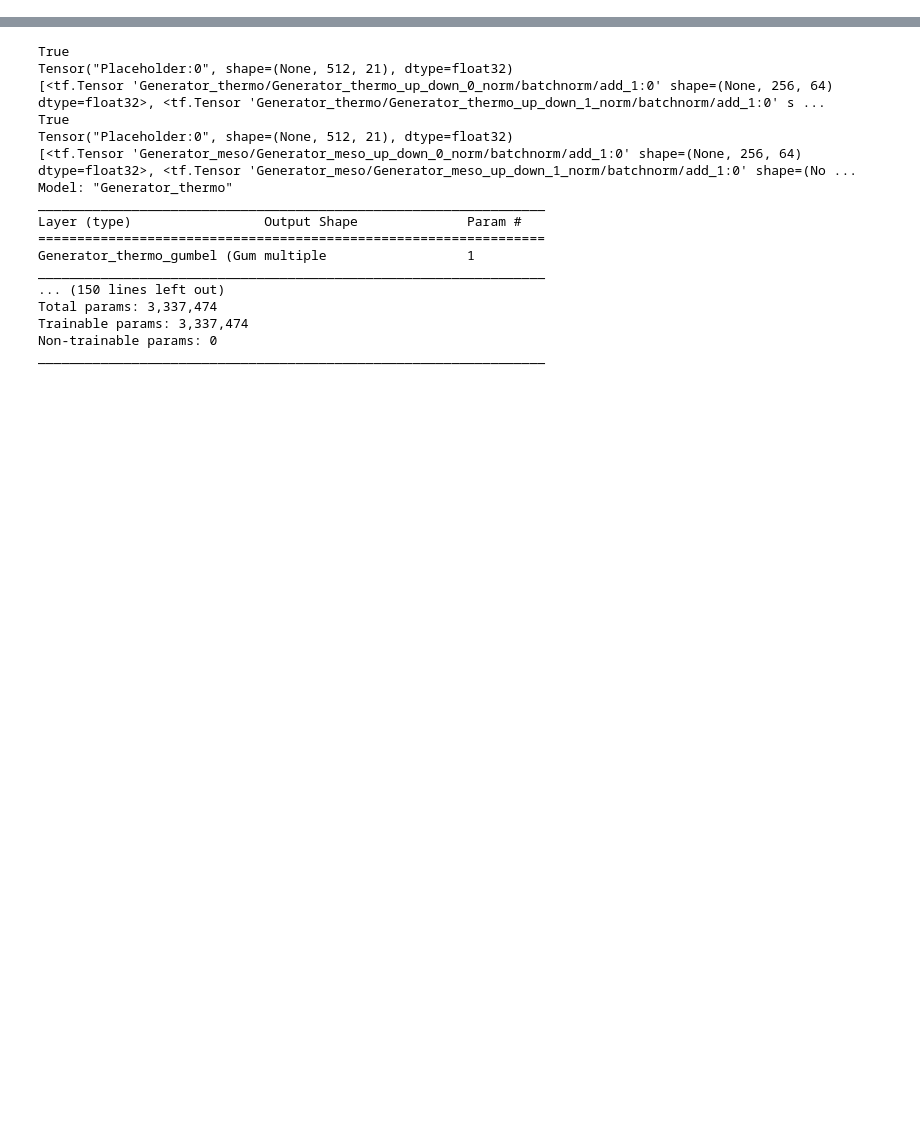
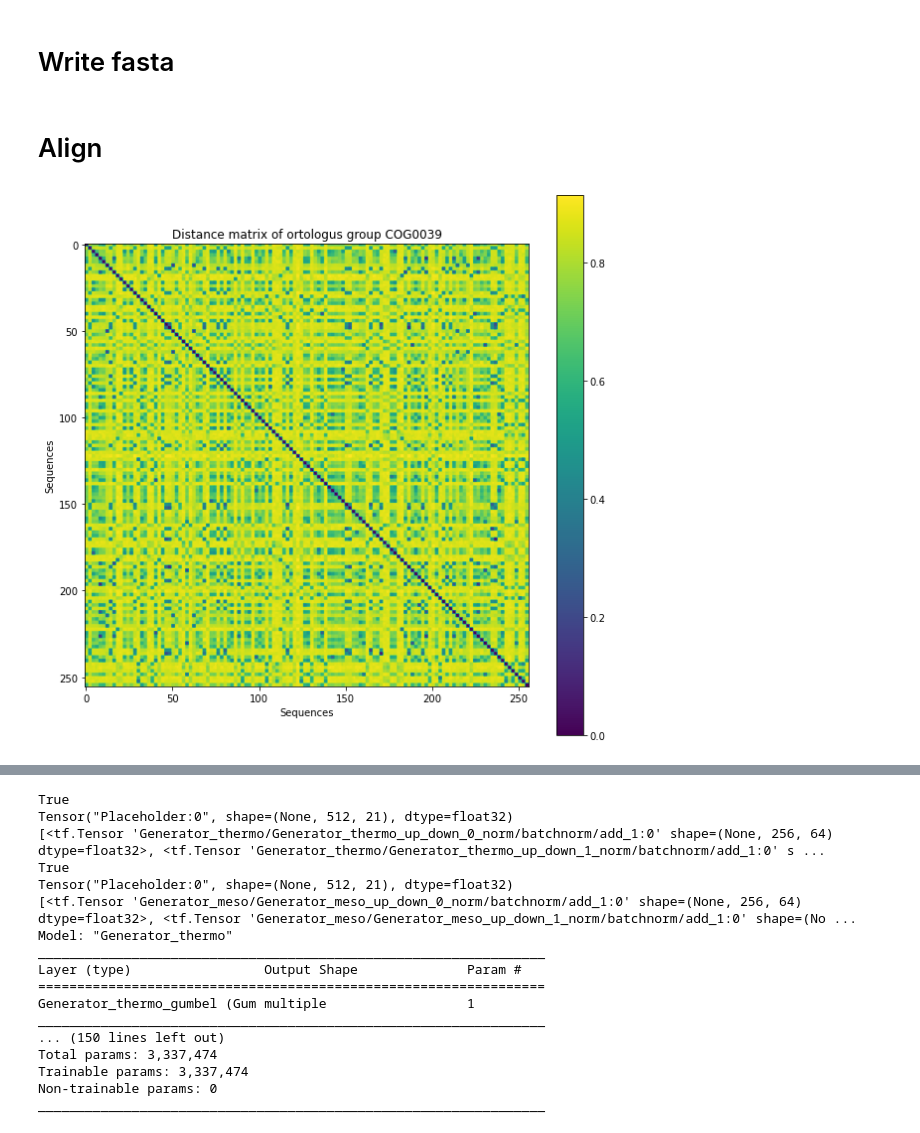
Before and after one commit to Umbriona/cycle_gan, a Jupyter notebook: scripts/Evaluate_cyclegan.ipynb, the cells around one changed output, grey strips where cells are left out. Saved outputs shown, nothing was run; the diff lists cells and outputs as text; code cells hidden in the pictures; blank space fills up the shorter version.

```diff
--- a/scripts/Evaluate_cyclegan.ipynb
+++ b/scripts/Evaluate_cyclegan.ipynb
@@ -15,21 +19,3 @@ import tensorflow as tf
 import numpy as np
 import sklearn
 import seaborn as sns
-# %%
-model_input = tf.keras.layers.Input(shape=(512,21))
-mod = [layers_residual.residual_mod(64, 9,strides=1,dilation=1,constrains = None,l1=0.0, l2=0.0,rate = 0.2,use_bias=False,norm="Instance",sn = False,act="LReLU"),
-       layers_residual.residual_mod(64, 9,strides=1,dilation=1,constrains = None,l1=0.0, l2=0.0,rate = 0.2,use_bias=False,norm="Instance",sn = False,act="LReLU"),
-       layers_residual.residual_mod(64, 9,strides=1,dilation=1,constrains = None,l1=0.0, l2=0.0,rate = 0.2,use_bias=False,norm="Instance",sn = False,act="LReLU"),
-      layers_residual.residual_mod(64, 9,strides=1,dilation=1,constrains = None,l1=0.0, l2=0.0,rate = 0.2,use_bias=False,norm="Instance",sn = False,act="LReLU")]
-
-
-att = layers_new.SelfAttention(64)
-x = model_input
-x = mod[0](x)
-x = att(x)[0]
-for i in range(3):
-    x_out  = mod[1+i](x)
-    x = tf.keras.layers.Add()([x_out, x])
-
-model = tf.keras.Model(inputs=model_input, outputs=x)
-model.summary()
@@ -245,0 +152,2 @@ _________________________________________________________________
+# %% [markdown]
+# Write fasta
@@ -245,0 +160,2 @@ _________________________________________________________________
+# %% [markdown]
+# Align
@@ -245,0 +164,30 @@ _________________________________________________________________
+# %%
+from Bio import SeqIO
+file_dist = "dist_combined_test.dist"
+file_fasta= "fasta_combined_test.fasta"
+
+dict_fasta = {}
+#for rec in SeqIO.parse(file_fasta, 'fasta'):
+#    dict_fasta[rec.id] = float(rec.description.split()[-1])
+
+with open(file_dist, 'r') as file_reader:
+    for i, line in enumerate(file_reader.readlines()):
+        if i == 0:
+
+            n_entries = int(line[:-1])
+            dict_dist = {}
+            mat_dist  = np.zeros((n_entries, n_entries))
+        else:
+            elements = line[:-1].split()
+
+            mat_dist[i-1, :] = [float(element) for element in elements[1:]]
+            #dict_dist[elements[0]] = (np.array([float(element) for element in elements[1:]]), dict_fasta[elements[0]])
+plt.figure(figsize=[10,10])
+plt.imshow(mat_dist)
+plt.colorbar()
+plt.title("Distance matrix of ortologus group {}".format("COG0039"))
+plt.xlabel("Sequences")
+plt.ylabel("Sequences")
+plt.savefig("COG0039_distmat.png")
+# %% [output]
+[figure, added]
```
Also changed, not shown: parts of 25 cells of this notebook, 17 other files.
